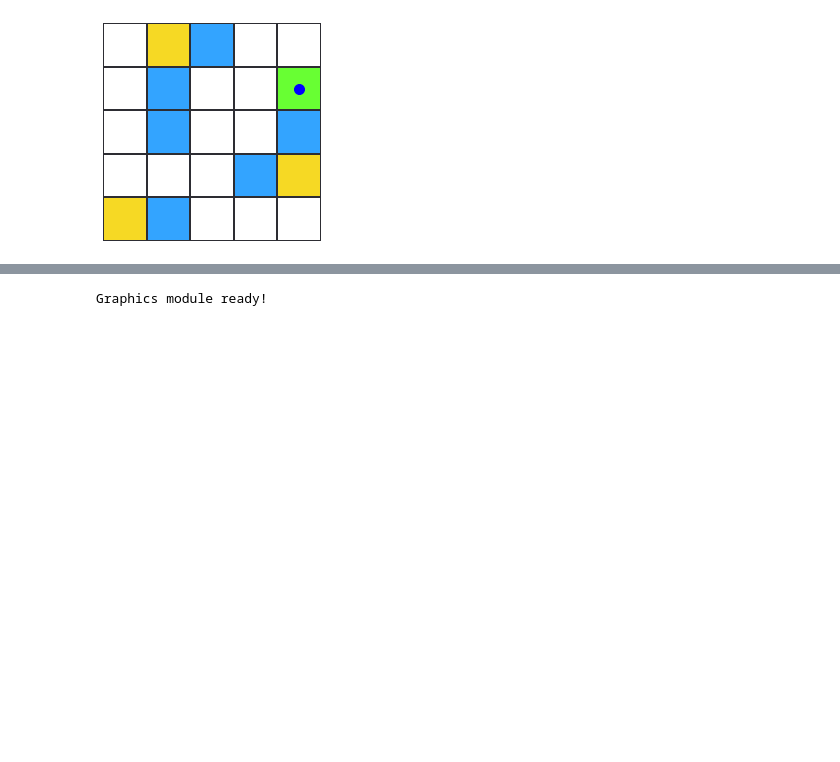
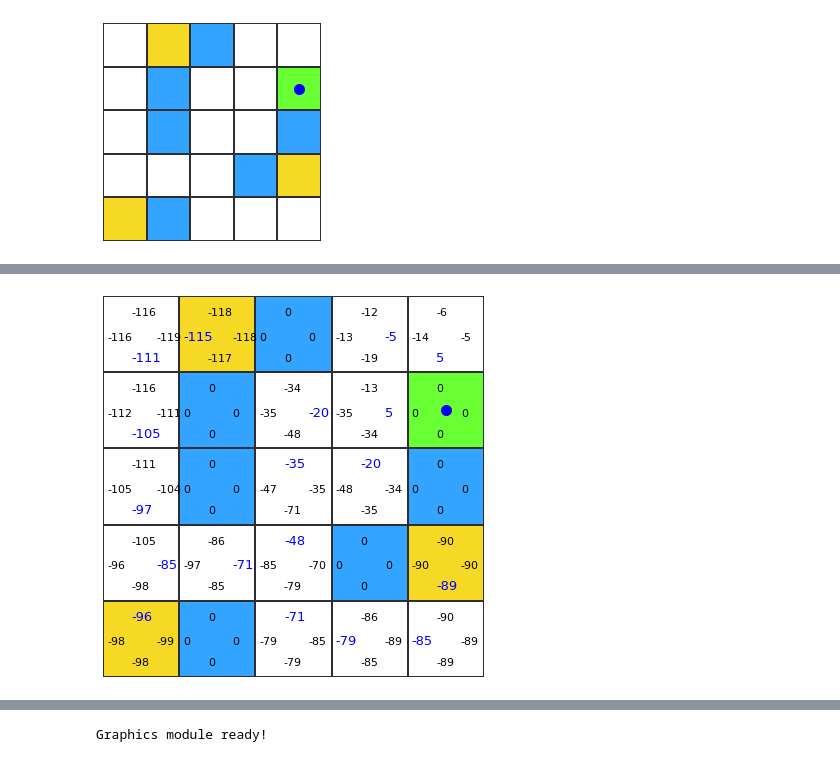
Before and after one commit to Juanchobanano/StocksPrediction, a Jupyter notebook: MonteCarlo Learning.ipynb, the cells around one changed output, grey strips where cells are left out. Cells and saved outputs as stored; diff of their text form; code cells hidden in the pictures; blank space fills up the shorter version.

```diff
--- a/MonteCarlo Learning.ipynb
+++ b/MonteCarlo Learning.ipynb
@@ -865,0 +938,6 @@ agent.policy
+# %%
+agent.setPosition(4, 1)
+game = Game(environment, agent, policy_control.q_value_table)
+game.update(secs = 0.5, plot_values = True)
+# %% [output]
+[figure, added]
```
Also changed, not shown: parts of 12 cells of this notebook, 2 other files.
